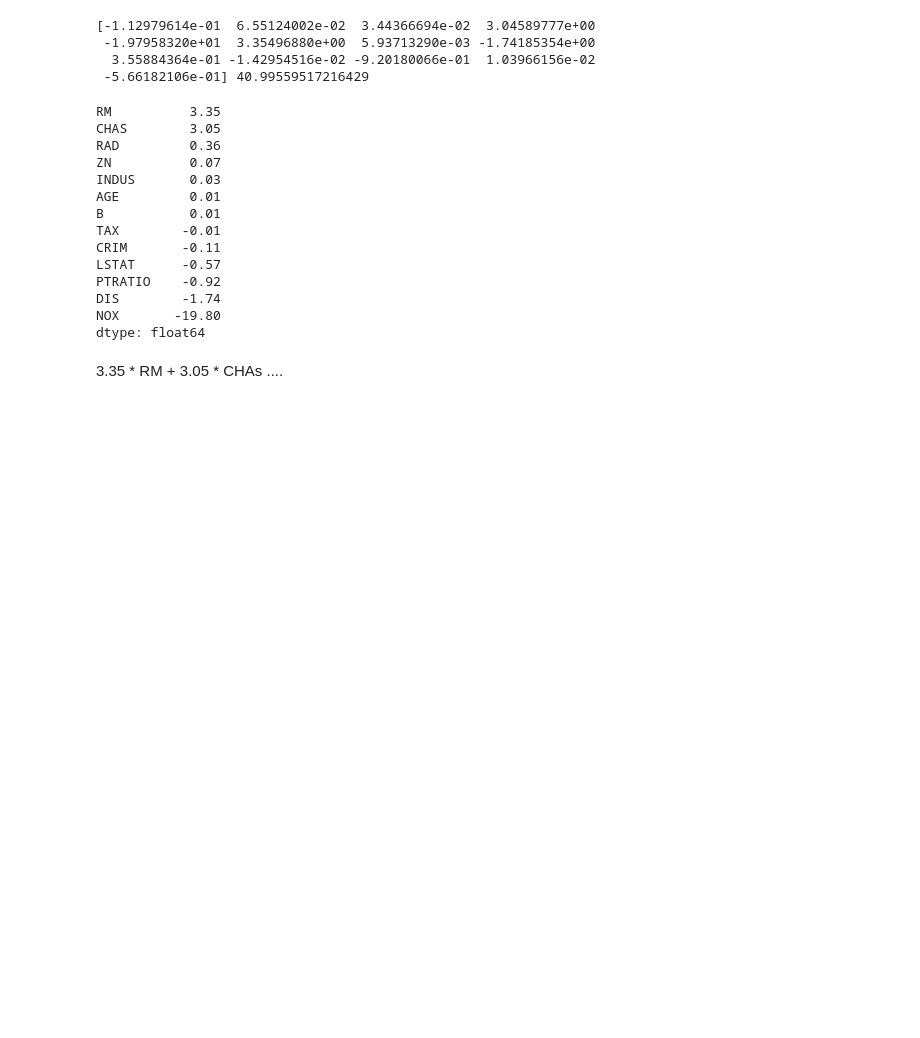
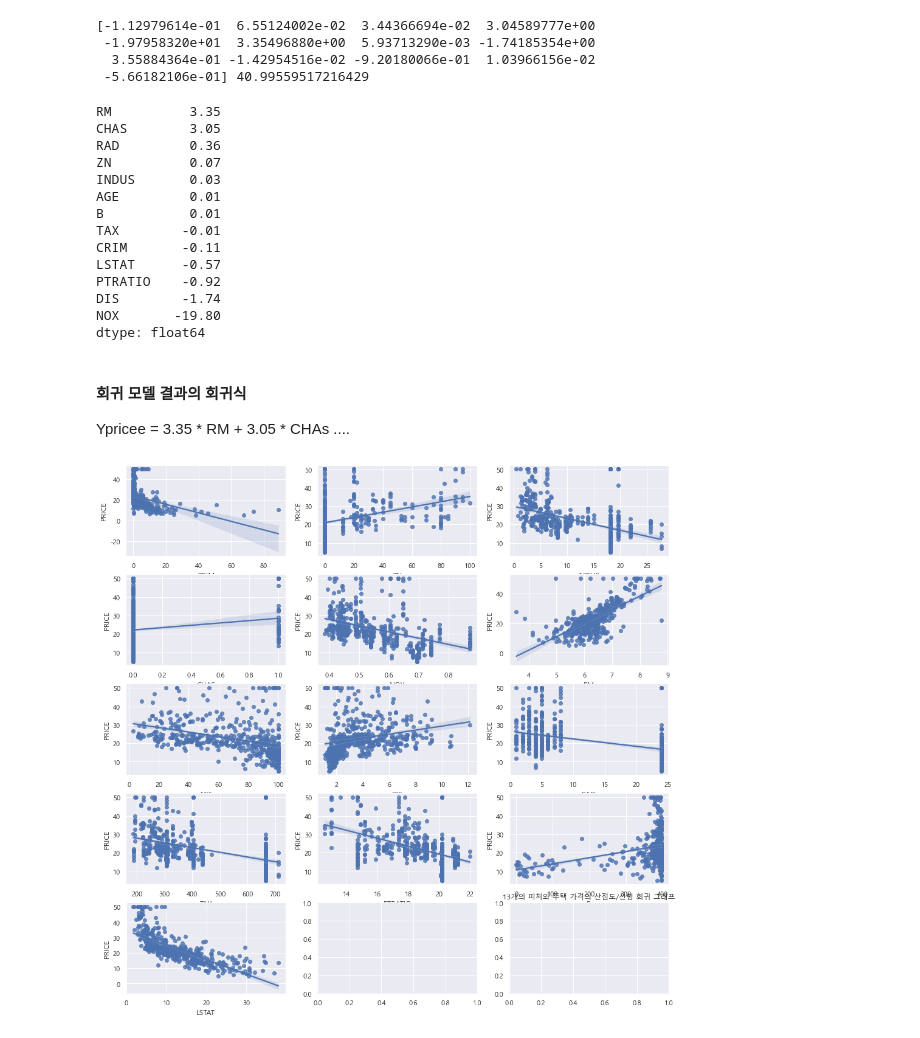
Before and after one commit to dkngkg/StudyML, a Jupyter notebook: day02/99_1_선형회귀연습.ipynb, the cells around one changed output. Drawn from its saved outputs; the diff is of its cells as text; code cells hidden in the pictures; blank space fills up the shorter version.

```diff
--- a/day02/99_1_선형회귀연습.ipynb
+++ b/day02/99_1_선형회귀연습.ipynb
@@ -279,4 +283,5 @@ DIS        -1.74
 NOX       -19.80
 dtype: float64
 # %% [markdown]
-3.35 * RM + 3.05 * CHAs ....
+#### 회귀 모델 결과의 회귀식
+Ypricee = 3.35 * RM + 3.05 * CHAs ....
@@ -282,0 +291,15 @@ dtype: float64
+# %%
+#plt.title('13개의 피처와 주택 가격의 산점도/선형 회귀 그래프')
+
+fig, axs = plt.subplots(figsize=(16,16), ncols = 3, nrows= 5)
+
+x_features = ['CRIM', 'ZN', 'INDUS', 'CHAS', 'NOX', 'RM', 'AGE', 'DIS', 'RAD',
+        'TAX', 'PTRATIO', 'B', 'LSTAT']
+
+
+for i, feature in enumerate(x_features):
+    row = int(i/3)
+    col = i%3
+    sns.regplot(x = feature, y = 'PRICE', data = boston_df, ax =axs[row][col])
+# %% [output]
+[figure, added]
```
Also changed, not shown: parts of 8 cells of this notebook.
